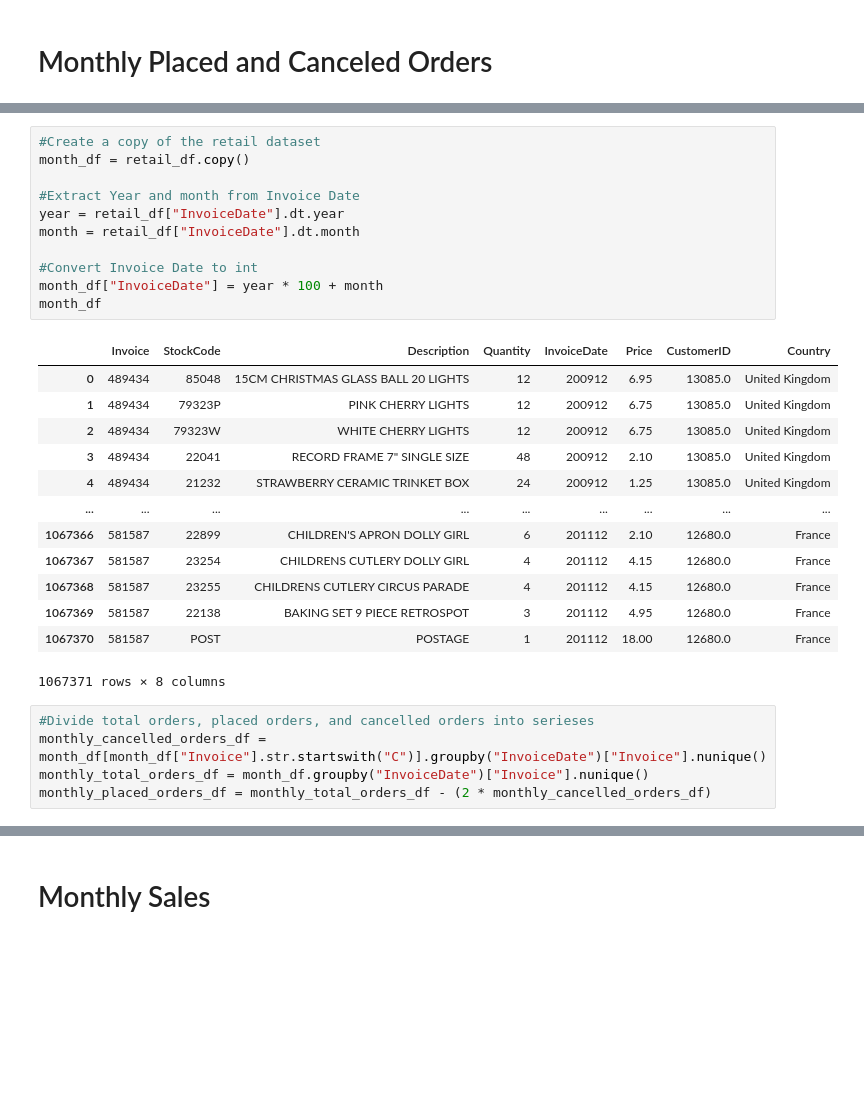
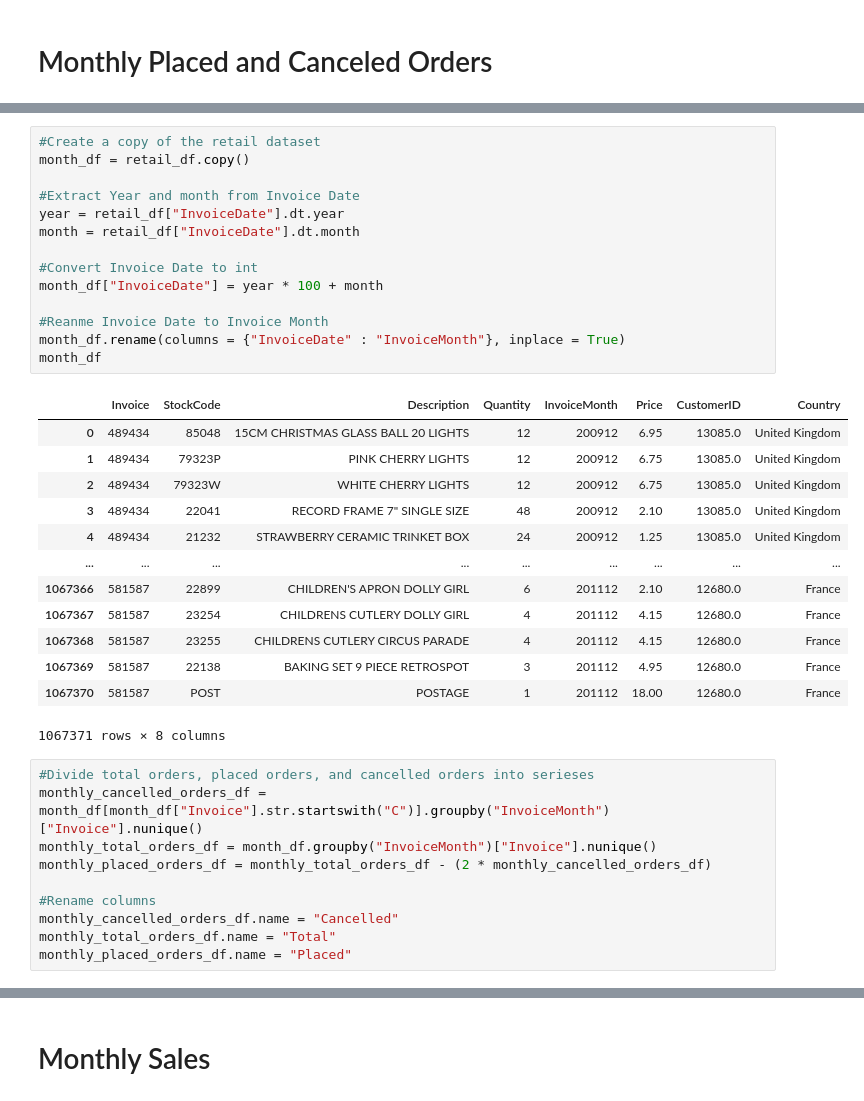
Before and after one commit to jarviscanada/jarvis_data_eng_MiguelDario, a Jupyter notebook: python_data_analytics/python_data_wrangling/retail_data_analytics_wrangling.ipynb, the cells around one changed output, grey strips where cells are left out. Saved outputs shown, nothing was run; the diff lists cells and outputs as text; blank space fills up the shorter version.

Commit message:
Monthly Placed and Cancelled Orders

```diff
--- a/python_data_analytics/python_data_wrangling/retail_data_analytics_wrangling.ipynb
+++ b/python_data_analytics/python_data_wrangling/retail_data_analytics_wrangling.ipynb
@@ -284,16 +281,19 @@ Maximum:724.25
 # %%
 #Create a copy of the retail dataset
 month_df = retail_df.copy()
 
 #Extract Year and month from Invoice Date
 year = retail_df["InvoiceDate"].dt.year
 month = retail_df["InvoiceDate"].dt.month
 
 #Convert Invoice Date to int
 month_df["InvoiceDate"] = year * 100 + month
+
+#Reanme Invoice Date to Invoice Month
+month_df.rename(columns = {"InvoiceDate" : "InvoiceMonth"}, inplace = True)
 month_df
 # %% [output]
-|  | Invoice | StockCode | Description | Quantity | InvoiceDate | Price | CustomerID | Country |
+|  | Invoice | StockCode | Description | Quantity | InvoiceMonth | Price | CustomerID | Country |
 | 0 | 489434 | 85048 | 15CM CHRISTMAS GLASS BALL 20 LIGHTS | 12 | 200912 | 6.95 | 13085.0 | United Kingdom |
 | 1 | 489434 | 79323P | PINK CHERRY LIGHTS | 12 | 200912 | 6.75 | 13085.0 | United Kingdom |
 | 2 | 489434 | 79323W | WHITE CHERRY LIGHTS | 12 | 200912 | 6.75 | 13085.0 | United Kingdom |
@@ -308,6 +308,11 @@ month_df
 1067371 rows × 8 columns
 # %%
 #Divide total orders, placed orders, and cancelled orders into serieses
-monthly_cancelled_orders_df = month_df[month_df["Invoice"].str.startswith("C")].groupby("InvoiceDate")["Invoice"].nunique()
-monthly_total_orders_df = month_df.groupby("InvoiceDate")["Invoice"].nunique()
+monthly_cancelled_orders_df = month_df[month_df["Invoice"].str.startswith("C")].groupby("InvoiceMonth")["Invoice"].nunique()
+monthly_total_orders_df = month_df.groupby("InvoiceMonth")["Invoice"].nunique()
 monthly_placed_orders_df = monthly_total_orders_df - (2 * monthly_cancelled_orders_df)
+
+#Rename columns
+monthly_cancelled_orders_df.name = "Cancelled"
+monthly_total_orders_df.name = "Total"
+monthly_placed_orders_df.name = "Placed"
```
Also changed, not shown: parts of 2 cells of this notebook.
